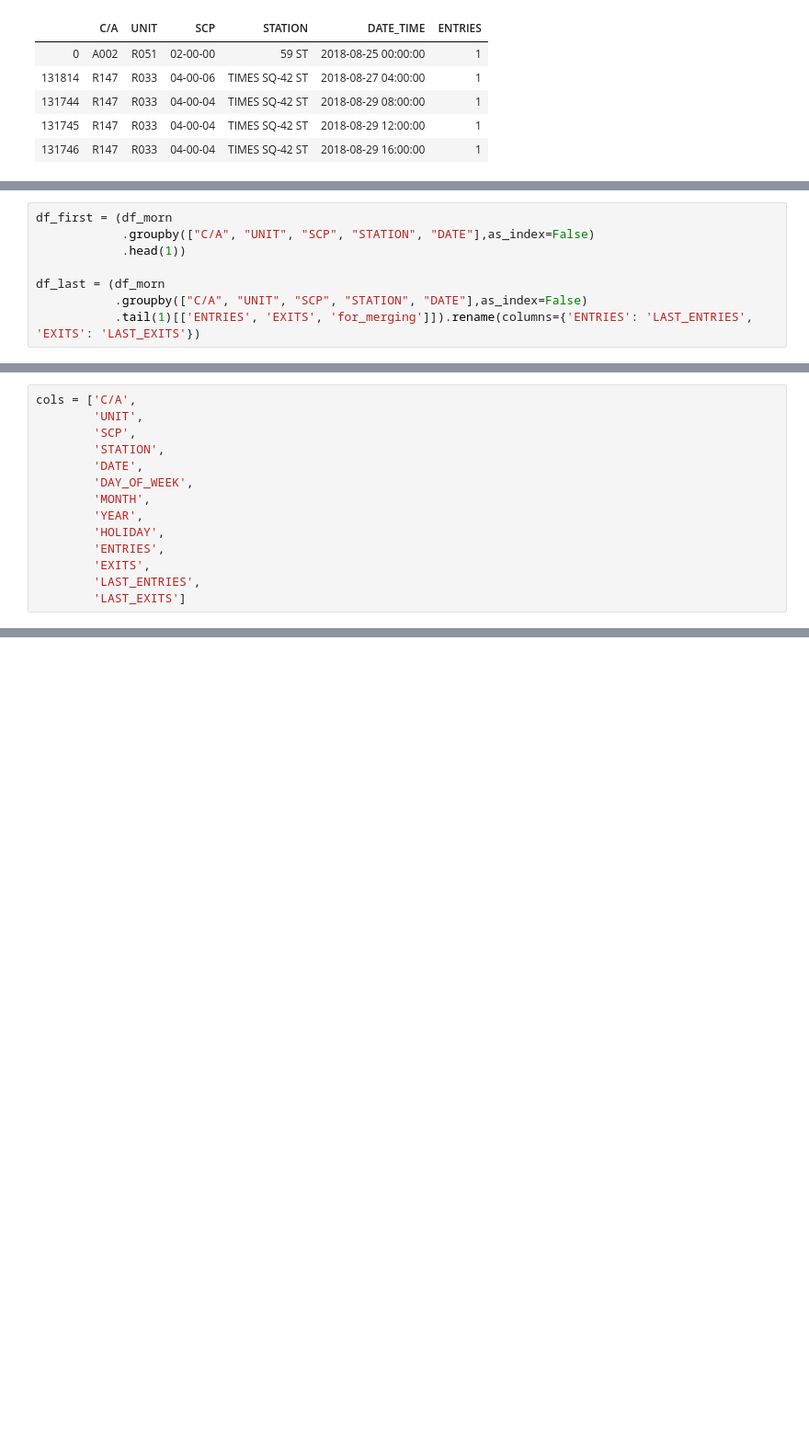
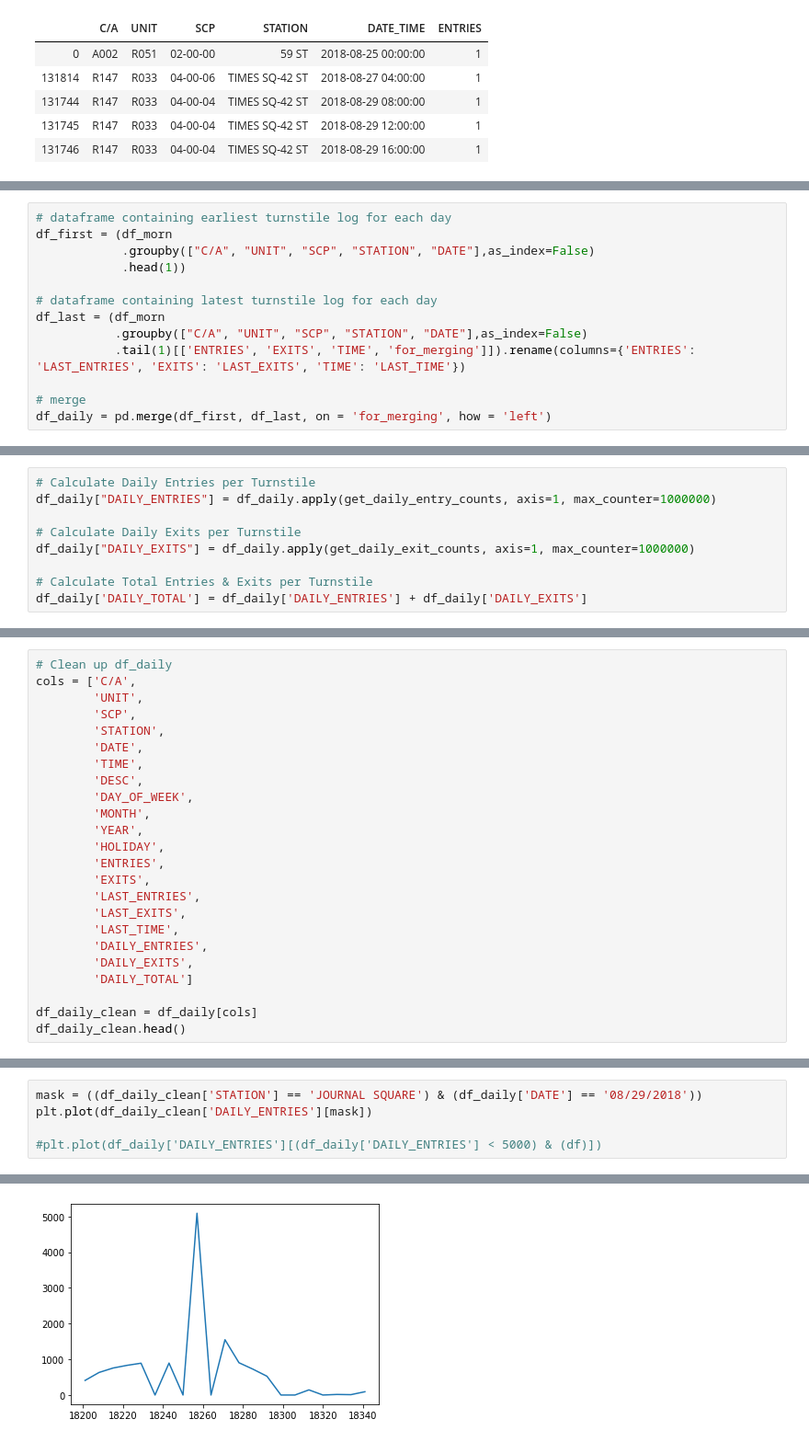
Before and after one commit to thomkav/nyc19_ds21_foottraffic_team2, a Jupyter notebook: notebooks/data_analysis_pipeline.ipynb, the cells around one changed output, grey strips where cells are left out. Shown: that part at 92% size. Drawn from its saved outputs; the diff is of its cells as text; blank space fills up the shorter version.

Commit message:
cleaned data analysis pipeline

```diff
--- a/notebooks/data_analysis_pipeline.ipynb
+++ b/notebooks/data_analysis_pipeline.ipynb
@@ -161,8 +192,13 @@ See the caveats in the documentation: http://pandas.pydata.org/pandas-docs/stabl
 # %%
+# dataframe containing earliest turnstile log for each day
 df_first = (df_morn
             .groupby(["C/A", "UNIT", "SCP", "STATION", "DATE"],as_index=False)
             .head(1))
 
+# dataframe containing latest turnstile log for each day
 df_last = (df_morn
            .groupby(["C/A", "UNIT", "SCP", "STATION", "DATE"],as_index=False)
-           .tail(1)[['ENTRIES', 'EXITS', 'for_merging']]).rename(columns={'ENTRIES': 'LAST_ENTRIES', 'EXITS': 'LAST_EXITS'})
+           .tail(1)[['ENTRIES', 'EXITS', 'TIME', 'for_merging']]).rename(columns={'ENTRIES': 'LAST_ENTRIES', 'EXITS': 'LAST_EXITS', 'TIME': 'LAST_TIME'})
+
+# merge
+df_daily = pd.merge(df_first, df_last, on = 'for_merging', how = 'left')
@@ -175,0 +205,9 @@ df_daily = pd.merge(df_first, df_last, on = 'for_merging', how = 'left')
+# %%
+# Calculate Daily Entries per Turnstile
+df_daily["DAILY_ENTRIES"] = df_daily.apply(get_daily_entry_counts, axis=1, max_counter=1000000)
+
+# Calculate Daily Exits per Turnstile
+df_daily["DAILY_EXITS"] = df_daily.apply(get_daily_exit_counts, axis=1, max_counter=1000000)
+
+# Calculate Total Entries & Exits per Turnstile
+df_daily['DAILY_TOTAL'] = df_daily['DAILY_ENTRIES'] + df_daily['DAILY_EXITS']
@@ -176,9 +227,12 @@ df_daily = pd.merge(df_first, df_last, on = 'for_merging', how = 'left')
 # %%
+# Clean up df_daily
 cols = ['C/A',
         'UNIT',
         'SCP',
         'STATION',
         'DATE',
+        'TIME',
+        'DESC',
         'DAY_OF_WEEK',
         'MONTH',
         'YEAR',
@@ -186,4 +240,11 @@ cols = ['C/A',
         'ENTRIES',
         'EXITS',
         'LAST_ENTRIES',
-        'LAST_EXITS']
+        'LAST_EXITS',
+        'LAST_TIME',
+        'DAILY_ENTRIES',
+        'DAILY_EXITS',
+        'DAILY_TOTAL']
+
+df_daily_clean = df_daily[cols]
+df_daily_clean.head()
@@ -217,0 +292,6 @@ def get_daily_exit_counts(row, max_counter):
+# %%
+mask = ((df_daily_clean['STATION'] == 'JOURNAL SQUARE') & (df_daily['DATE'] == '08/29/2018'))
+plt.plot(df_daily_clean['DAILY_ENTRIES'][mask])
+
+#plt.plot(df_daily['DAILY_ENTRIES'][(df_daily['DAILY_ENTRIES'] < 5000) & (df)])
+# %% [output]
@@ -218 +299,2 @@ def get_daily_exit_counts(row, max_counter):
+[figure, added]
 # %%
```
Also changed, not shown: parts of 35 cells of this notebook.
